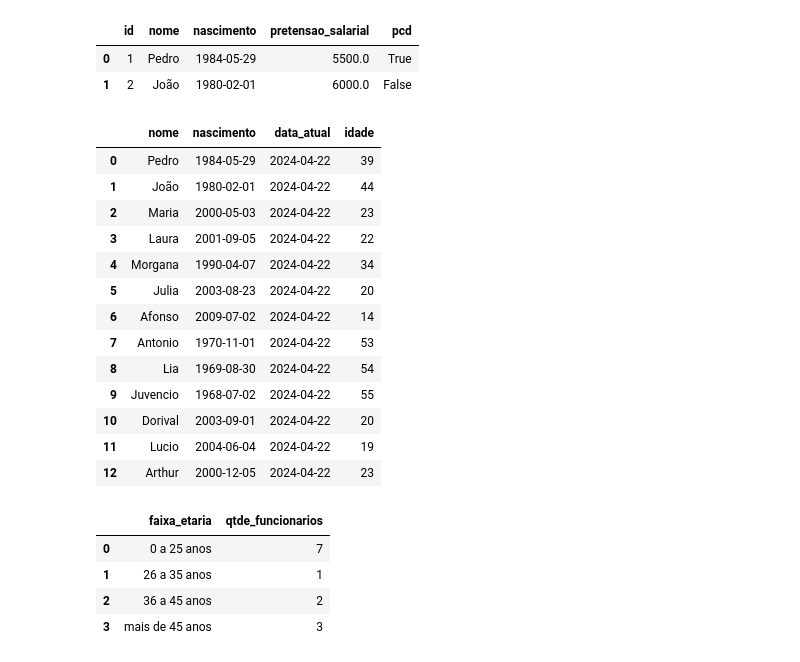
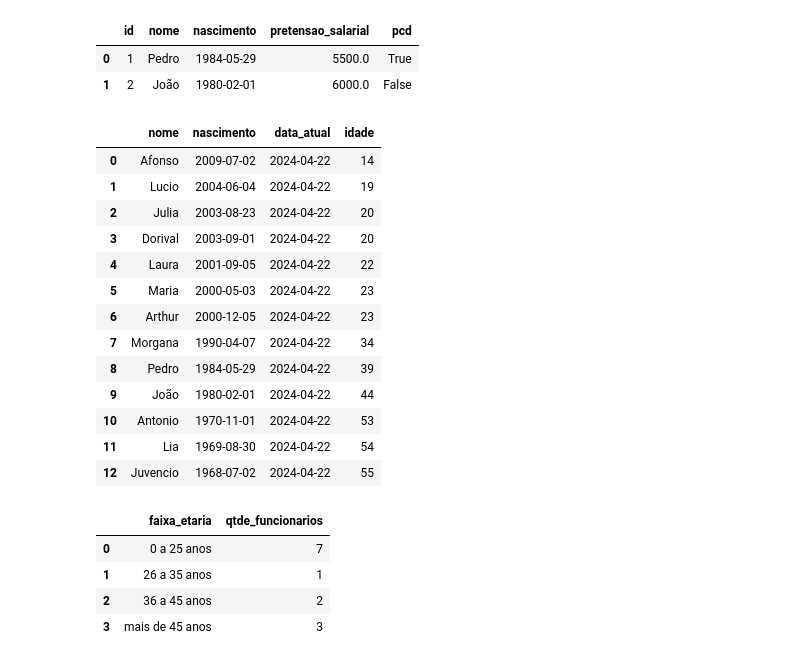
Before and after one commit to GregoryLavor/analise-lotacao, a Jupyter notebook: Analise_Lotacao.ipynb, the cells around one changed output. Drawn from its saved outputs; the diff is of its cells as text; code cells hidden in the pictures.

```diff
--- a/Analise_Lotacao.ipynb
+++ b/Analise_Lotacao.ipynb
@@ -231,28 +231,29 @@ Tabela Funcionários
 # %%
 query = """
 select
 cf.nome,
 cf.nascimento,
 date('now') as data_atual,
 date('now') - date(cf.nascimento) - (strftime('%m-%d',date('now')) < strftime('%m-%d',date(cf.nascimento))) as idade
 from tb_funcionario as cf
+order by idade asc
 """
 ps.sqldf(query,locals())
 # %% [output]
 |  | nome | nascimento | data_atual | idade |
-| 0 | Pedro | 1984-05-29 | 2024-04-22 | 39 |
-| 1 | João | 1980-02-01 | 2024-04-22 | 44 |
-| 2 | Maria | 2000-05-03 | 2024-04-22 | 23 |
-| 3 | Laura | 2001-09-05 | 2024-04-22 | 22 |
-| 4 | Morgana | 1990-04-07 | 2024-04-22 | 34 |
-| 5 | Julia | 2003-08-23 | 2024-04-22 | 20 |
-| 6 | Afonso | 2009-07-02 | 2024-04-22 | 14 |
-| 7 | Antonio | 1970-11-01 | 2024-04-22 | 53 |
-| 8 | Lia | 1969-08-30 | 2024-04-22 | 54 |
-| 9 | Juvencio | 1968-07-02 | 2024-04-22 | 55 |
-| 10 | Dorival | 2003-09-01 | 2024-04-22 | 20 |
-| 11 | Lucio | 2004-06-04 | 2024-04-22 | 19 |
-| 12 | Arthur | 2000-12-05 | 2024-04-22 | 23 |
+| 0 | Afonso | 2009-07-02 | 2024-04-22 | 14 |
+| 1 | Lucio | 2004-06-04 | 2024-04-22 | 19 |
+| 2 | Julia | 2003-08-23 | 2024-04-22 | 20 |
+| 3 | Dorival | 2003-09-01 | 2024-04-22 | 20 |
+| 4 | Laura | 2001-09-05 | 2024-04-22 | 22 |
+| 5 | Maria | 2000-05-03 | 2024-04-22 | 23 |
+| 6 | Arthur | 2000-12-05 | 2024-04-22 | 23 |
+| 7 | Morgana | 1990-04-07 | 2024-04-22 | 34 |
+| 8 | Pedro | 1984-05-29 | 2024-04-22 | 39 |
+| 9 | João | 1980-02-01 | 2024-04-22 | 44 |
+| 10 | Antonio | 1970-11-01 | 2024-04-22 | 53 |
+| 11 | Lia | 1969-08-30 | 2024-04-22 | 54 |
+| 12 | Juvencio | 1968-07-02 | 2024-04-22 | 55 |
 # %%
 query = """
 select
```
